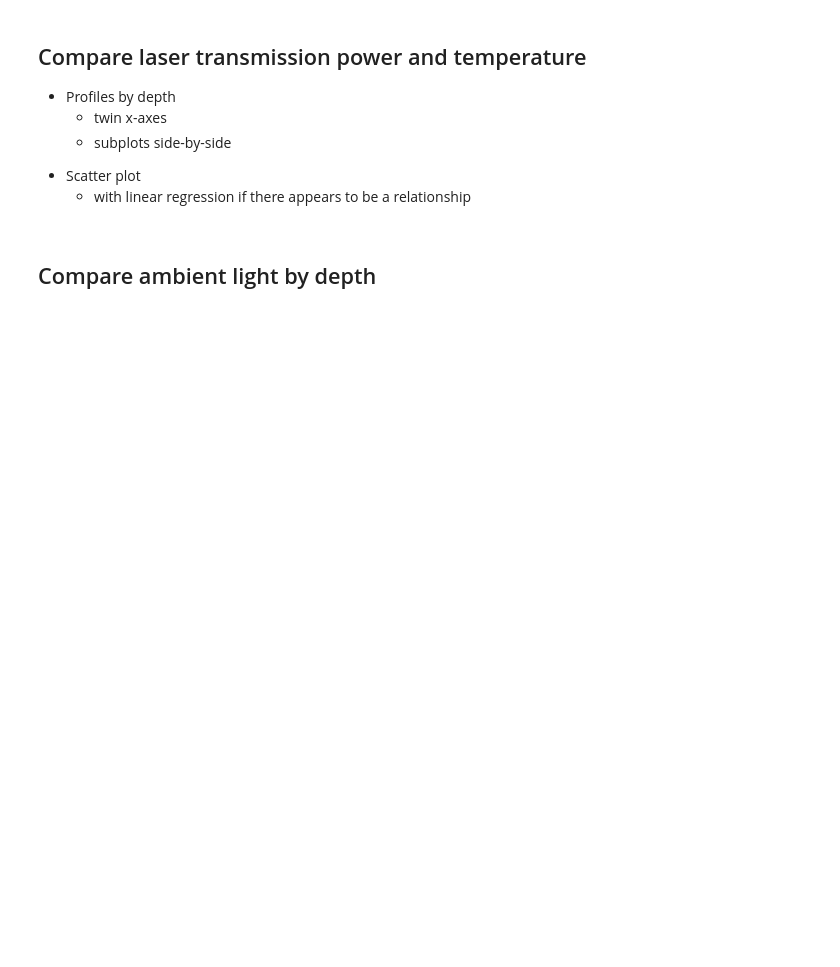
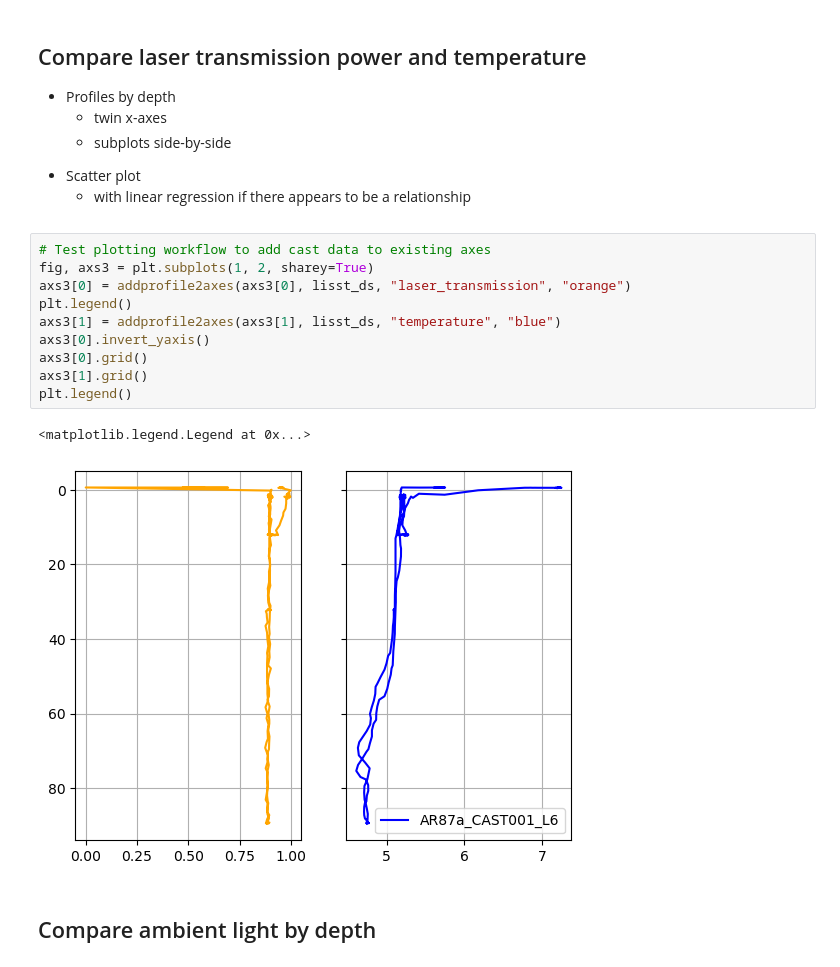
Before and after one commit to cooleyky/prtsz_deep_dive, a Jupyter notebook: pioneer21-lisst-characterization.ipynb, the cells around one changed output. Cells and saved outputs as stored; diff of their text form; blank space fills up the shorter version.

```diff
--- a/pioneer21-lisst-characterization.ipynb
+++ b/pioneer21-lisst-characterization.ipynb
@@ -215,5 +314,18 @@ def plot_prtsz_comparison(ax1, volume_concentration,
         <li>with linear regression if there appears to be a relationship</li>
     </ul>
 </ul>
+# %%
+# Test plotting workflow to add cast data to existing axes
+fig, axs3 = plt.subplots(1, 2, sharey=True)
+axs3[0] = addprofile2axes(axs3[0], lisst_ds, "laser_transmission", "orange")
+plt.legend()
+axs3[1] = addprofile2axes(axs3[1], lisst_ds, "temperature", "blue")
+axs3[0].invert_yaxis()
+axs3[0].grid()
+axs3[1].grid()
+plt.legend()
+# %% [output]
+<matplotlib.legend.Legend at 0x...>
+[figure, added]
 # %% [markdown]
 ## Compare ambient light by depth
```
Also changed, not shown: parts of 18 cells of this notebook.
